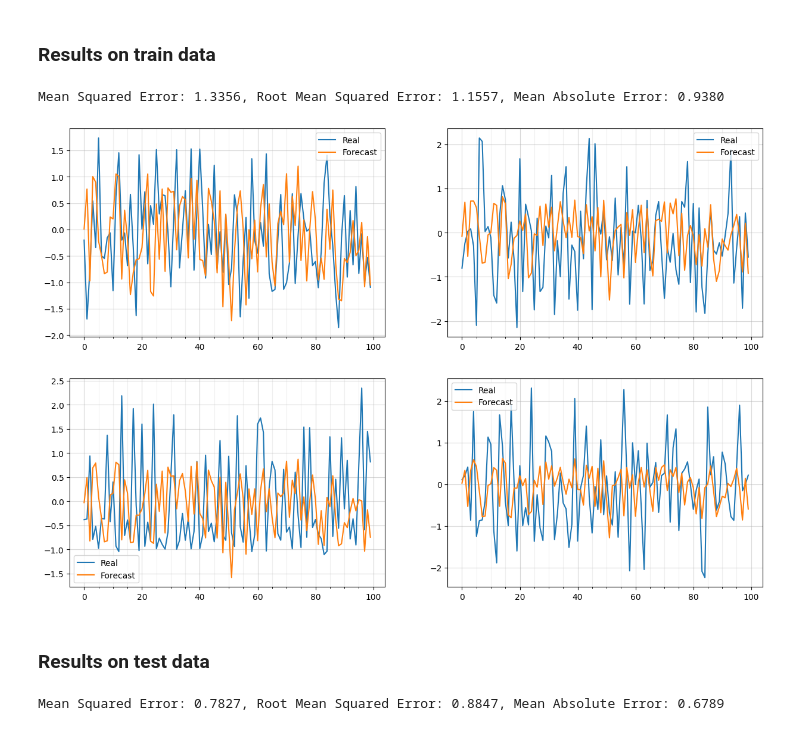
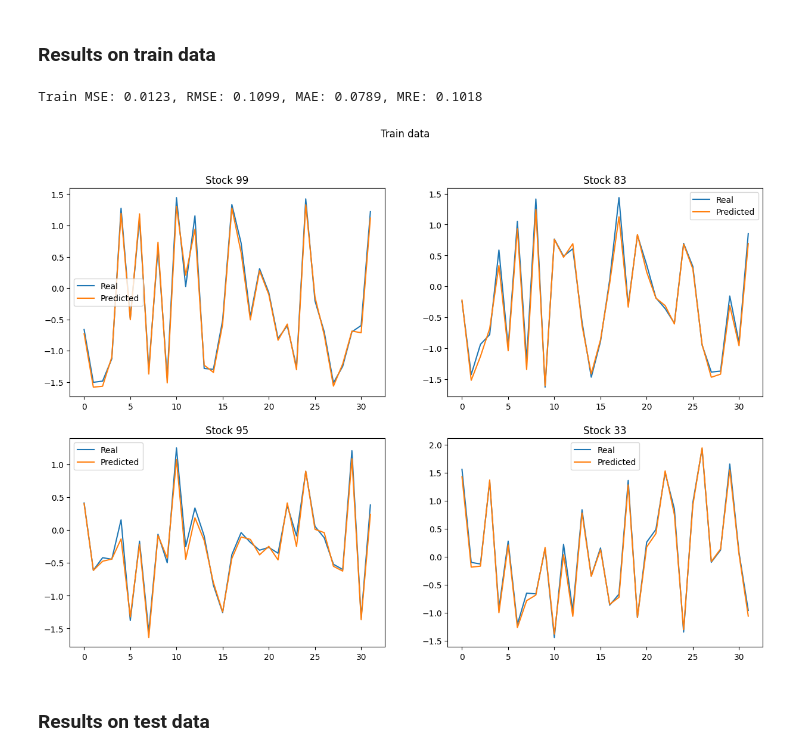
Before and after one commit to timothewt/SP100AnalysisWithGNNs, a Jupyter notebook: notebooks/5-stock_prices_forecasting.ipynb, the cells around one changed output. Saved outputs shown, nothing was run; the diff lists cells and outputs as text; code cells hidden in the pictures.

```diff
--- a/notebooks/5-stock_prices_forecasting.ipynb
+++ b/notebooks/5-stock_prices_forecasting.ipynb
@@ -43,21 +32,10 @@ An A3T-GCN model previously implemented is used. The model is trained using the
-# %%
-def train(model: nn.Module, optimizer: optim.Optimizer, criterion: nn.Module, train_dataloader: DataLoader, test_dataloader: DataLoader, num_epochs: int) -> tuple[list, list]:
-	writer = SummaryWriter(f'runs/PriceForecasting_{datetime.now().strftime("%d_%m_%Hh%M")}_{model.__class__.__name__}')
-	for epoch in (pbar := trange(num_epochs, desc="Epochs")):
-		for idx, data in enumerate(train_dataloader):
-			optimizer.zero_grad()
-			out = model(data.x, data.edge_index, data.edge_weight)
-			loss = criterion(out, data.y)
-			loss.backward()
-			optimizer.step()
-			pbar.set_postfix({"Loss": loss.item(), "Batch": f"{(idx + 1) / len(train_dataloader) * 100:.1f}%"})
-			writer.add_scalar("Loss/Train Loss", loss.item(), epoch * len(train_dataloader) + idx)
-		for idx, data in enumerate(test_dataloader):
-			out = model(data.x, data.edge_index, data.edge_weight)
-			loss = criterion(out, data.y)
-			writer.add_scalar("Loss/Test Loss", loss.item(), epoch * len(test_dataloader) + idx)
 # %%
-in_channels, out_channels, hidden_size, layers_nb = dataset[0].x.shape[-2], 1, 32, 2
-model = DCGNN(in_channels, out_channels, hidden_size, layers_nb)
+in_channels, out_channels, hidden_size, layers_nb = dataset[0].x.shape[-2], 1, 16, 2
+model = A3TGCN(in_channels, out_channels, hidden_size, layers_nb)
+
+lr, weight_decay, num_epochs = 0.005, 1e-5, 16
+
+criterion = nn.MSELoss()
+optimizer = optim.Adam(model.parameters(), lr=lr, weight_decay=weight_decay)
 model
 # %% [output]
@@ -80,56 +58,19 @@ DCGNN(
 )
-# %%
-lr, weight_decay, num_epochs = 0.001, 1e-5, 16
-
-criterion = nn.MSELoss()
-optimizer = optim.Adam(model.parameters(), lr=lr, weight_decay=weight_decay)
 # %%
-train(model, optimizer, criterion, train_dataloader, test_dataloader, num_epochs)
+train(model, optimizer, criterion, train_dataloader, test_dataloader, num_epochs, "PriceForecasting")
 # %% [markdown]
 ## Results
 The model tries to forecast the variations one timestep ahead for four stocks. The real values are plotted against the forecasted values.
 # %% [markdown]
 ### Results on train data
 # %%
-train_predictions = np.array([
-	model(g.x, g.edge_index, g.edge_weight).detach().numpy() for g in train_dataloader
-][:-1]).reshape(((len(train_dataloader) - 1) * train_dataloader.batch_size, -1))
-train_targets = np.array([g.y.numpy() for g in train_dataloader][:-1]).reshape(((len(train_dataloader) - 1) * train_dataloader.batch_size, -1))
-
-MSE = np.mean((train_predictions - train_targets) ** 2)
-RMSE = np.sqrt(MSE)
-MAE = np.mean(np.abs(train_predictions - train_targets))
-
-print(f"Mean Squared Error: {MSE:.4f}, Root Mean Squared Error: {RMSE:.4f}, Mean Absolute Error: {MAE:.4f}")
+mse, rmse, mae, mre = get_regression_error(model, train_dataloader)
+print(f"Train MSE: {mse:.4f}, RMSE: {rmse:.4f}, MAE: {mae:.4f}, MRE: {mre:.4f}")
 # %% [output]
-Mean Squared Error: 1.3356, Root Mean Squared Error: 1.1557, Mean Absolute Error: 0.9380
+Train MSE: 0.0123, RMSE: 0.1099, MAE: 0.0789, MRE: 0.1018
 # %%
-fig, axs = plt.subplots(2, 2, figsize=(15, 10))
-stocks_idx = np.random.choice(train_predictions.shape[1], 4)
-n = 100
-for idx, stock_idx in enumerate(stocks_idx):
-	axs[idx // 2, idx % 2].plot(train_targets[:, stock_idx][n:2 * n], label="Real")
-	axs[idx // 2, idx % 2].plot(train_predictions[:, stock_idx][n:2 * n], label="Forecast")
-	axs[idx // 2, idx % 2].legend()
-	axs[idx // 2, idx % 2].set_xticks(range(0, n, 5), minor=True)
-	axs[idx // 2, idx % 2].grid(which='minor', alpha=0.2)
-	axs[idx // 2, idx % 2].grid(which='major', alpha=0.5)
-
-plt.show()
+plot_regression(model, next(iter(train_dataloader)), "Train data")
 # %% [output]
-[figure, old version]
+[figure, new version]
 # %% [markdown]
 ### Results on test data
-# %%
-test_predictions = np.array([
-	model(g.x, g.edge_index, g.edge_weight).detach().numpy() for g in test_dataloader
-]).reshape((len(test_dataloader) * test_dataloader.batch_size, -1))
-test_targets = np.array([g.y.numpy() for g in test_dataloader]).reshape((len(test_dataloader) * test_dataloader.batch_size, -1))
-
-MSE = np.mean((test_predictions - test_targets)**2)
-RMSE = np.sqrt(MSE)
-MAE = np.mean(np.abs(test_predictions - test_targets))
-
-print(f"Mean Squared Error: {MSE:.4f}, Root Mean Squared Error: {RMSE:.4f}, Mean Absolute Error: {MAE:.4f}")
-# %% [output]
-Mean Squared Error: 0.7827, Root Mean Squared Error: 0.8847, Mean Absolute Error: 0.6789
```
Also changed, not shown: parts of 10 cells of this notebook, 20 other files.
